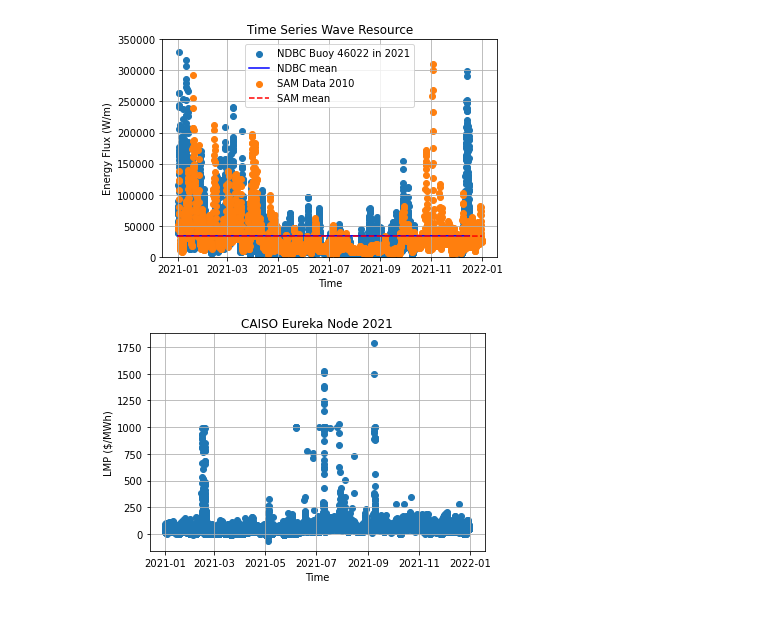
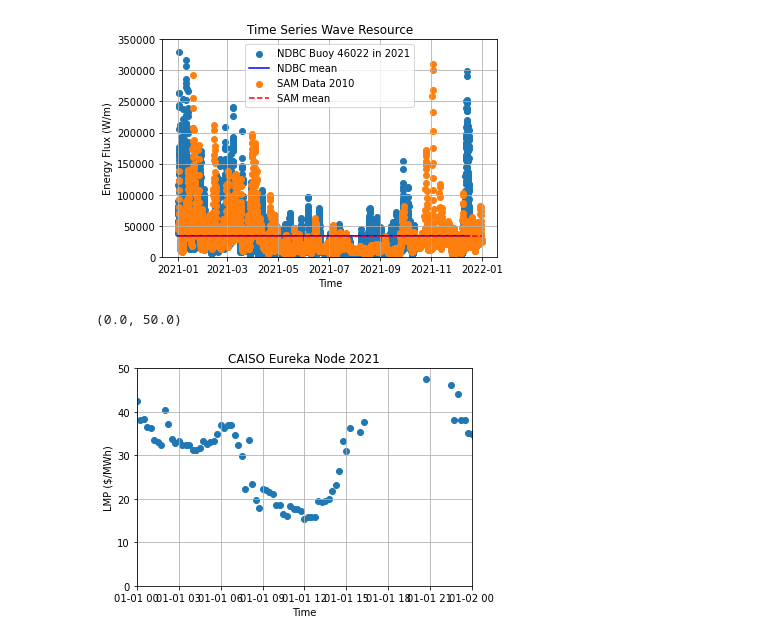
Before and after one commit to rebeccamccabe/wec-econ, a Jupyter notebook: wec-value.ipynb, the cells around one changed output. Drawn from its saved outputs; the diff is of its cells as text; code cells hidden in the pictures.

```diff
--- a/wec-value.ipynb
+++ b/wec-value.ipynb
@@ -71,8 +71,11 @@ lmp.index = pd.to_datetime(lmp.index,utc=True).tz_convert('US/Pacific')
 # %%
 # plot CAISO data
 fig, ax = plt.subplots()
 ax.scatter(lmp.index, lmp["LMP"])
 ax.set(xlabel='Time', ylabel='LMP ($/MWh)', title='CAISO Eureka Node 2021')
 ax.grid()
+plt.xlim([lmp.index[0], lmp.index[24*4]])
+plt.ylim([0,50])
 # %% [output]
+(0.0, 50.0)
-[figure, old version]
+[figure, new version]
```
Also changed, not shown: parts of 9 cells of this notebook.
